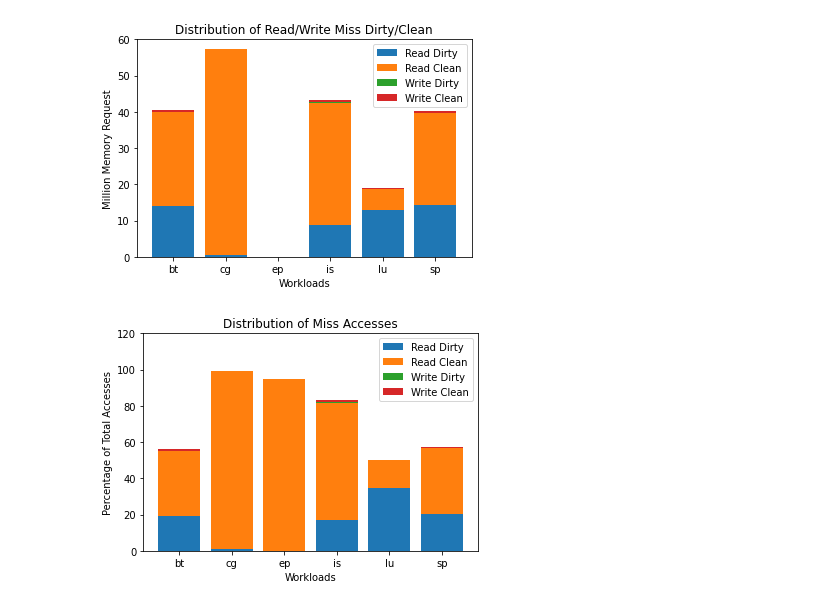
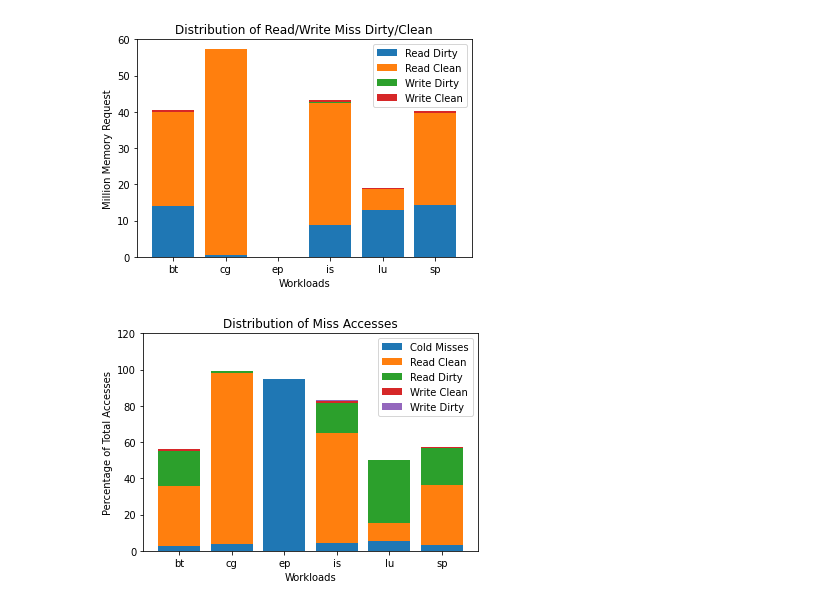
Before and after one commit to darchr/dramCacheController, a Jupyter notebook: myPlots/res_Oct_31/npb_alloy_5sec.ipynb, the cells around one changed output. Saved outputs shown, nothing was run; the diff lists cells and outputs as text; code cells hidden in the pictures.

Commit message:
mem: updated graphs

```diff
--- a/myPlots/res_Oct_31/npb_alloy_5sec.ipynb
+++ b/myPlots/res_Oct_31/npb_alloy_5sec.ipynb
@@ -48,7 +48,8 @@ Stats = ['system.mem_ctrl.readReqs',
          'system.loc_mem_ctrl.dram.readBursts',
          'system.loc_mem_ctrl.dram.writeBursts',
          'system.far_mem_ctrl.dram.readBursts',
-         'system.far_mem_ctrl.dram.writeBursts'
+         'system.far_mem_ctrl.dram.writeBursts',
+         'system.mem_ctrl.numColdMisses'
           ]
 
 
@@ -108,7 +109,8 @@ df = pd.DataFrame(rows, columns=[
          'system.loc_mem_ctrl.dram.readBursts',
          'system.loc_mem_ctrl.dram.writeBursts',
          'system.far_mem_ctrl.dram.readBursts',
-         'system.far_mem_ctrl.dram.writeBursts'
+         'system.far_mem_ctrl.dram.writeBursts',
+         'system.mem_ctrl.numColdMisses'
          ])
 
 
@@ -220,26 +222,28 @@ plt.show()
 [figure]
 # %%
 x = ['bt', 'cg', 'ep', 'is', 'lu', 'sp']
-y1 = 100 * df['numRdMissDirty'].astype(int)/(df['readReqs'].astype(int)+df['writeReqs'].astype(int))
-y2 = 100 * df['numRdMissClean'].astype(int)/(df['readReqs'].astype(int)+df['writeReqs'].astype(int))
-y3 = 100 * df['numWrMissDirty'].astype(int)/(df['readReqs'].astype(int)+df['writeReqs'].astype(int))
+y1 = 100 * df['system.mem_ctrl.numColdMisses'].astype(int)/(df['readReqs'].astype(int)+df['writeReqs'].astype(int))
+y2 = 100 * (df['numRdMissClean'].astype(int)-df['system.mem_ctrl.numColdMisses'].astype(int))/(df['readReqs'].astype(int)+df['writeReqs'].astype(int))
+y3 = 100 * df['numRdMissDirty'].astype(int)/(df['readReqs'].astype(int)+df['writeReqs'].astype(int))
 y4 = 100 * df['numWrMissClean'].astype(int)/(df['readReqs'].astype(int)+df['writeReqs'].astype(int))
+y5 = 100 * df['numWrMissDirty'].astype(int)/(df['readReqs'].astype(int)+df['writeReqs'].astype(int))
 
 # Multi bar Chart
 fig = plt.figure()
 fig.set_size_inches(6, 4)
 
 plt.ylim([0,120])
 
-plt.bar(x, y1, label = 'Read Dirty')
+plt.bar(x, y1, label = 'Cold Misses')
 plt.bar(x, y2, bottom=y1, label = 'Read Clean')
-plt.bar(x, y3, bottom=y1+y2, label = 'Write Dirty')
+plt.bar(x, y3, bottom=y1+y2,label = 'Read Dirty')
 plt.bar(x, y4, bottom=y1+y2+y3, label = 'Write Clean')
+plt.bar(x, y5, bottom=y1+y2+y3+y4, label = 'Write Dirty')
 
 plt.title("Distribution of Miss Accesses")
 plt.xlabel("Workloads")
 plt.ylabel("Percentage of Total Accesses")
 plt.legend()
 plt.show()
 # %% [output]
-[figure, old version]
+[figure, new version]
```
Also changed, not shown: parts of 1 cell of this notebook, 1 other file.
